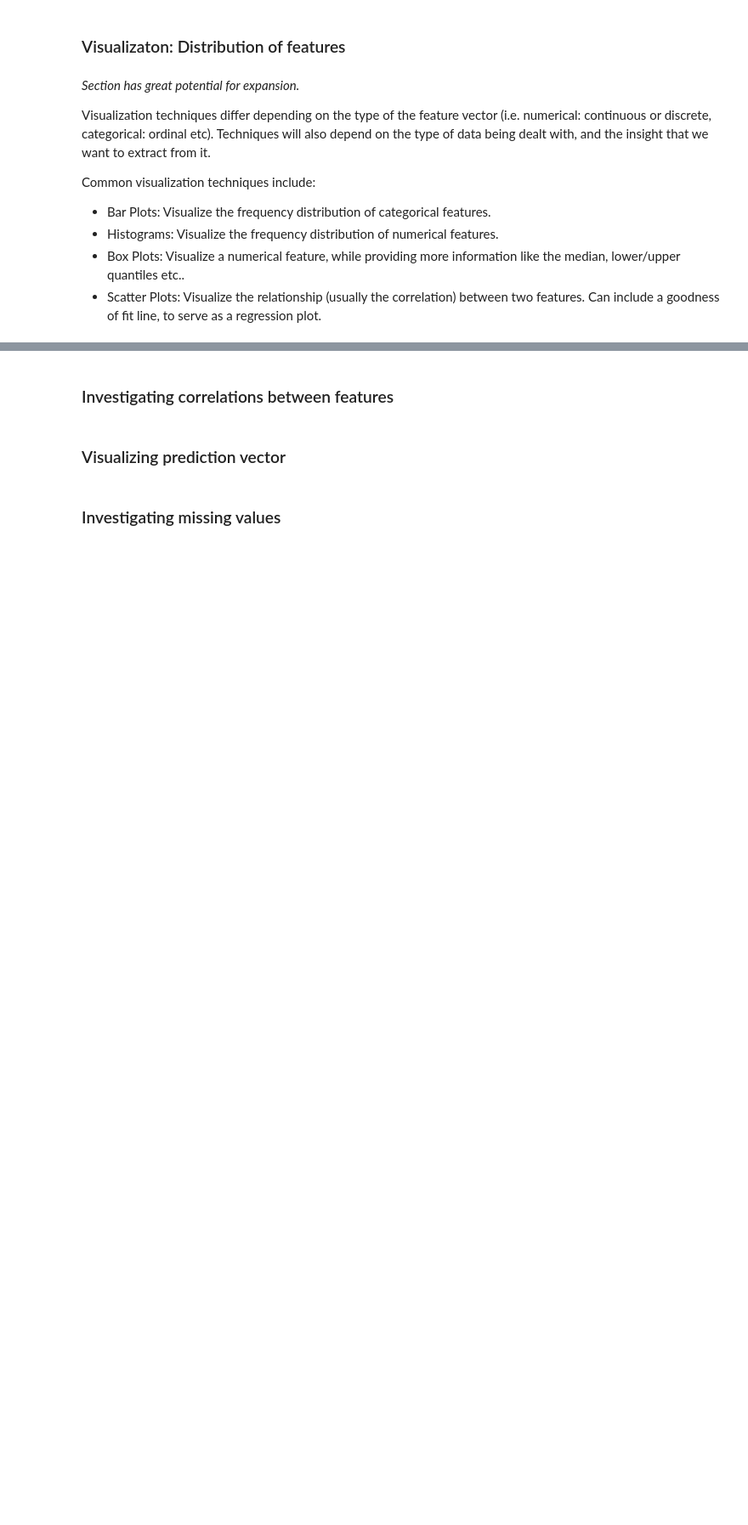
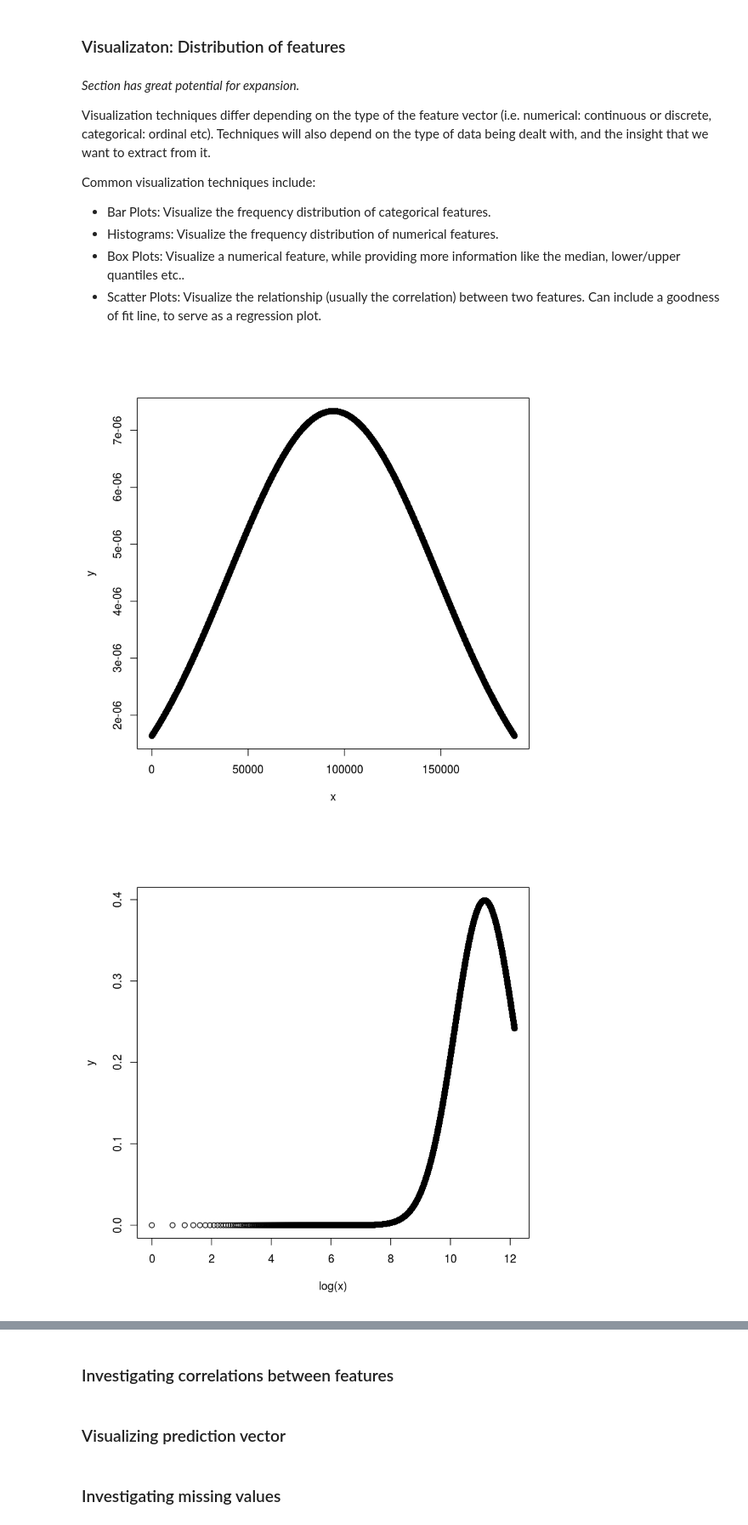
Before and after one commit to adrijanik/kaggle_allstate_claims_severity, a Jupyter notebook: AllstateClaimsSeverty.ipynb, the cells around one changed output, grey strips where cells are left out. Shown: that part at 85% size. Saved outputs shown, nothing was run; the diff lists cells and outputs as text; code cells hidden in the pictures; blank space fills up the shorter version.

Commit message:
Fixed visualization: box plot and normal dist of loss

```diff
--- a/AllstateClaimsSeverty.ipynb
+++ b/AllstateClaimsSeverty.ipynb
@@ -136,10 +143,0 @@ sapply(train, class) # data types of each feature
-# %%
-# Conversion of types from character to factor in categories variables
-col_names = list()
-for (nam in 2:117){
-  #col_names[[nam - 1]] <- cat("cat",nam)
-  col_names[[nam - 1]] <- paste("cat", nam-1, sep="")
-}
-train = setDF(train)
-# %%
-train[col_names] <- lapply(train[unlist(col_names)] , factor)
@@ -151,0 +166,2 @@ To change this limit, set the config variable
+# %%
+train <- train %>% mutate_if(is.character,as.factor)
@@ -198,41 +222,43 @@ Common visualization techniques include:
 # %%
 #extract continuous variables
 dfCont = data.frame(row.names=1:nrow(train))
 for(i in 1:length(train)){
     if (sapply(train[i], is.numeric) == TRUE){
         #contCol = list.append(contCol,head(df[i],n=0))
         dfCont = cbind(dfCont,train[i])
         }
     }
-
-#draw boxplots for them
-#delete loss column or else huge outliers there
-dfCont[length(dfCont)] = NULL
-boxplot(dfCont, las=2, main="Continuous data boxplots", col=c("red","sienna","palevioletred1","royalblue2","red","sienna","palevioletred1","royalblue2","red","sienna","palevioletred1","royalblue2"))
-
-
-#correlation between continuous features including loss
-scaled.dfCont = scale(dfCont)     #normalize
-#zVar <- (corrM - mean(corrM)) / sd(corrM)     #z-transformation
-corrM = cor(dfCont)
-library(corrplot)
-corrplot(corrM, method="number")
 
 ##check if the loss column has normal distribution - yes it has
 x = dfCont['loss']
 x = seq(x[-1,])
 y = dnorm(x, mean = mean(x), sd = sd(x))
 plot(x,y)
 
 #apply lognormal to reduce the scale and control negative values
 y = dnorm(log(x), mean = mean(log(x)), sd = sd(log(x)))
 plot(log(x),y)
 
 #get the categorical values
-dfAlph = data.frame(row.names=1:nrow(df))
+dfAlph = data.frame(row.names=1:nrow(train))
 for(i in 1:length(train)){
     if (sapply(train[i], is.numeric) == FALSE){
         #contCol = list.append(contCol,head(df[i],n=0))
         dfAlph = cbind(dfAlph,train[i])
         }
     }
+
+#draw boxplots for them
+#delete loss column or else huge outliers there
+dfCont[length(dfCont)] = NULL
+boxplot(dfCont, las=2, main="Continuous data boxplots", col=c("red","sienna","palevioletred1","royalblue2","red","sienna","palevioletred1","royalblue2","red","sienna","palevioletred1","royalblue2"))
+
+#correlation between continuous features including loss
+scaled.dfCont = scale(dfCont)     #normalize
+#zVar <- (corrM - mean(corrM)) / sd(corrM)     #z-transformation
+corrM = cor(dfCont)
+library(corrplot)
+corrplot(corrM, method="number")
+# %% [output]
+[figure, added]
+[figure, added]
```
Also changed, not shown: parts of 14 cells of this notebook.
